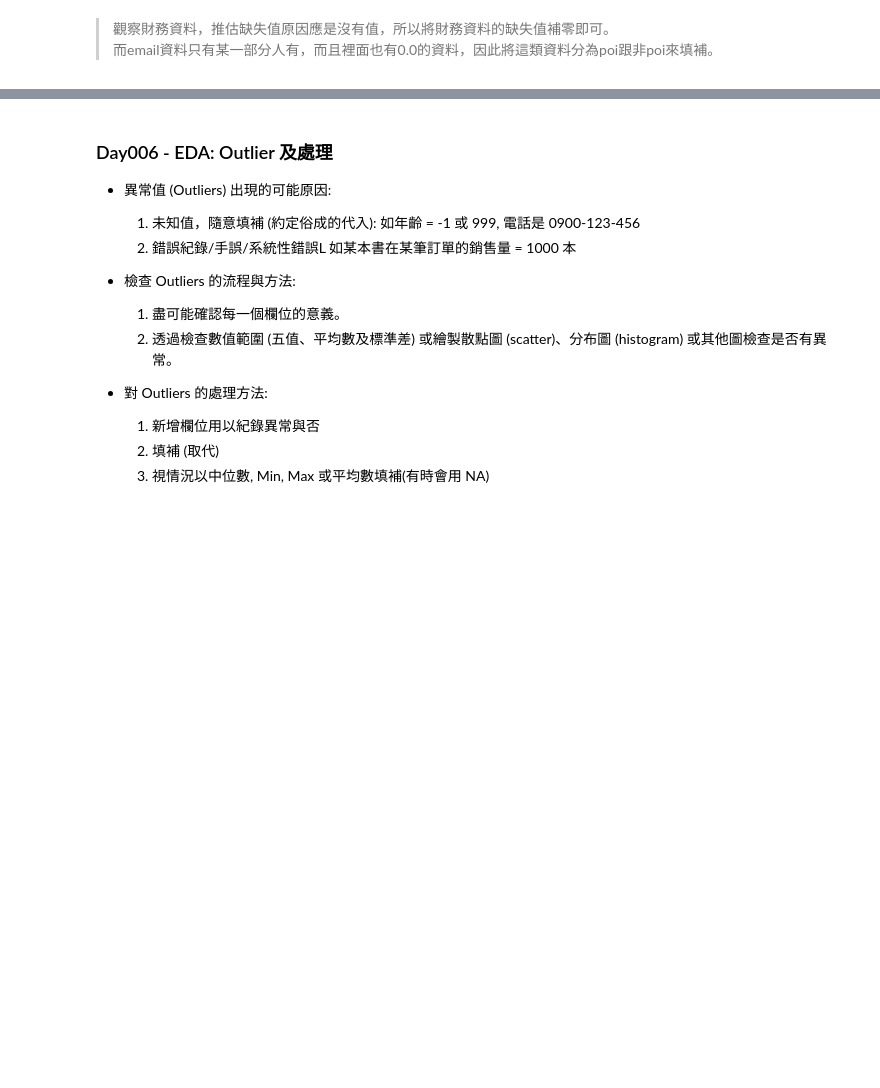
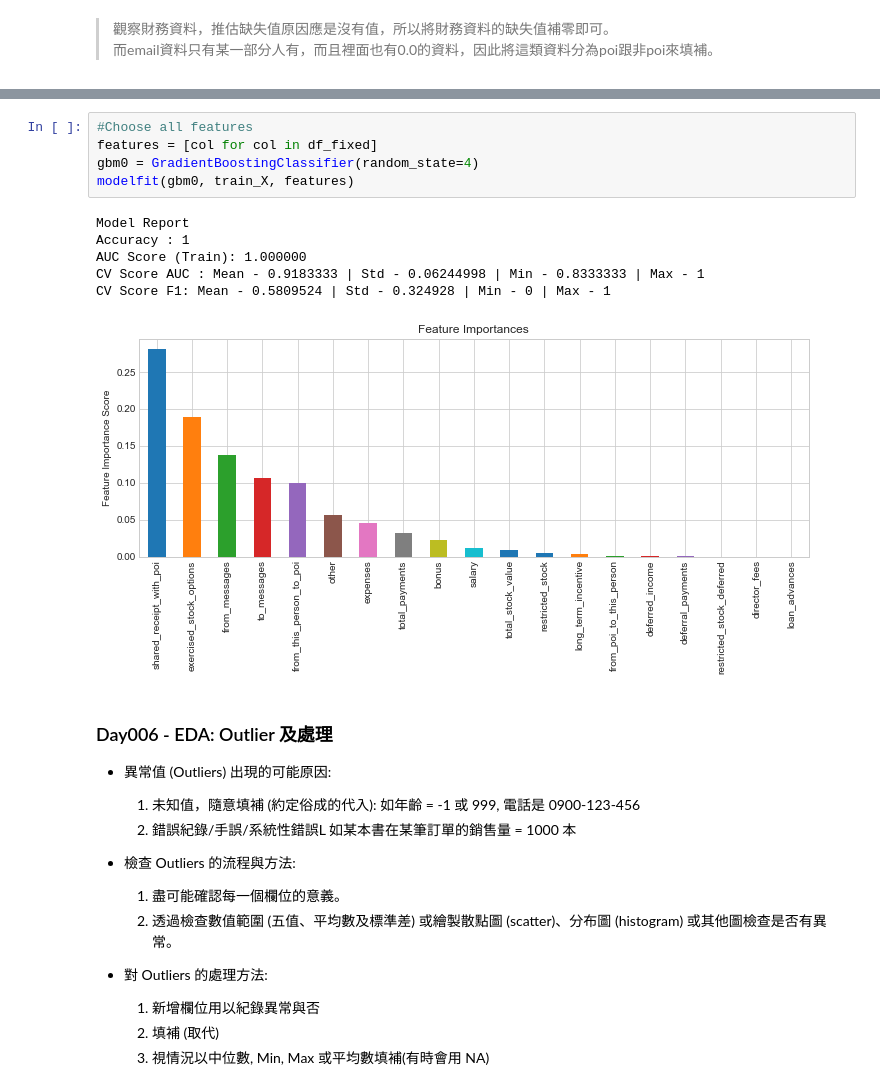
Before and after one commit to eatPizza311/ML100-Days, a Jupyter notebook: Homework/midterm.ipynb, the cells around one changed output, grey strips where cells are left out. Saved outputs shown, nothing was run; the diff lists cells and outputs as text; blank space fills up the shorter version.

```diff
--- a/Homework/midterm.ipynb
+++ b/Homework/midterm.ipynb
@@ -320,3 +328,15 @@ F1: 0.5809523809523809
+# %%
+#Choose all features
+features = [col for col in df_fixed]
+gbm0 = GradientBoostingClassifier(random_state=4)
+modelfit(gbm0, train_X, features)
+# %% [output]
+Model Report
+Accuracy : 1
+AUC Score (Train): 1.000000
+CV Score AUC : Mean - 0.9183333 | Std - 0.06244998 | Min - 0.8333333 | Max - 1
+CV Score F1: Mean - 0.5809524 | Std - 0.324928 | Min - 0 | Max - 1
+[figure, added]
 # %% [markdown]
 ### Day006 - EDA: Outlier 及處理
 - 異常值 (Outliers) 出現的可能原因:
```
Also changed, not shown: parts of 13 cells of this notebook, 1 other file.
